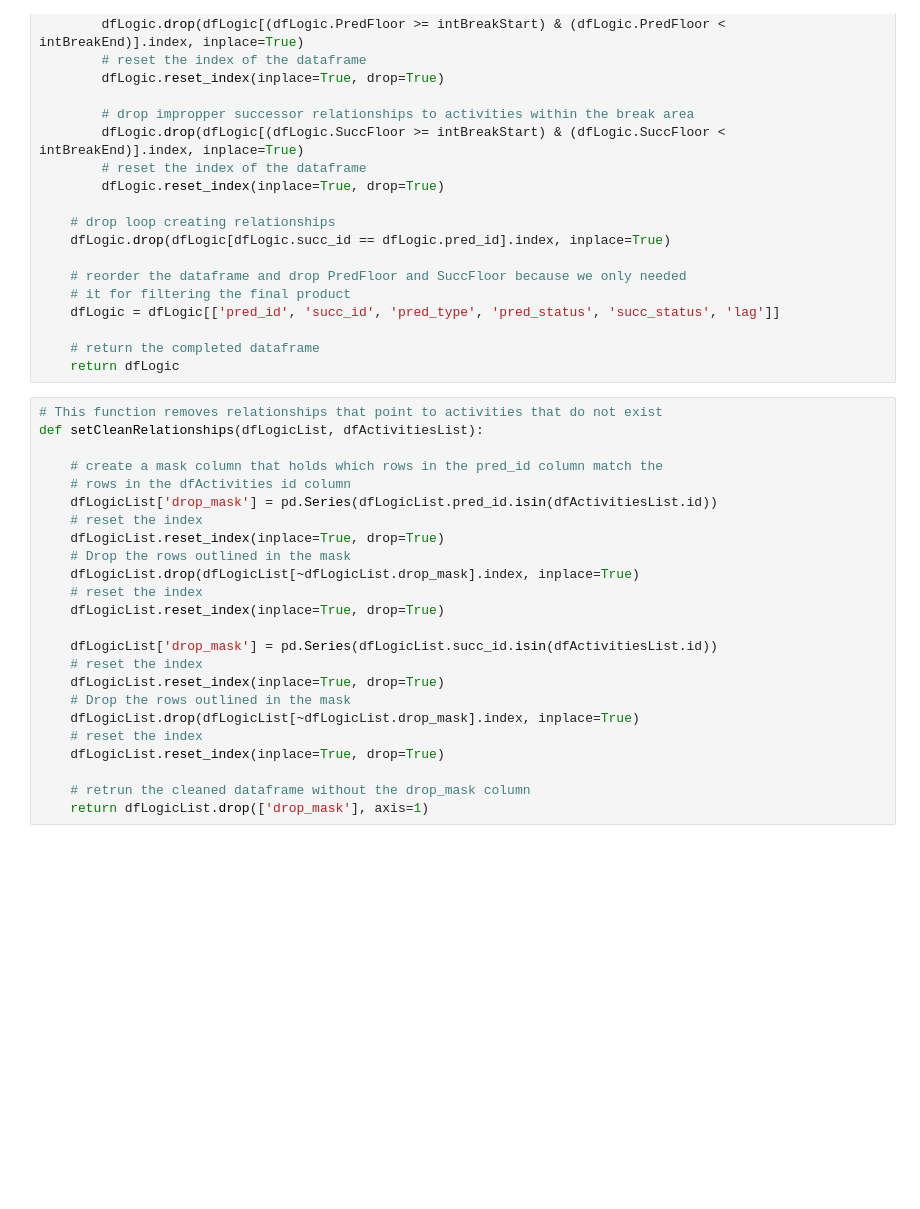
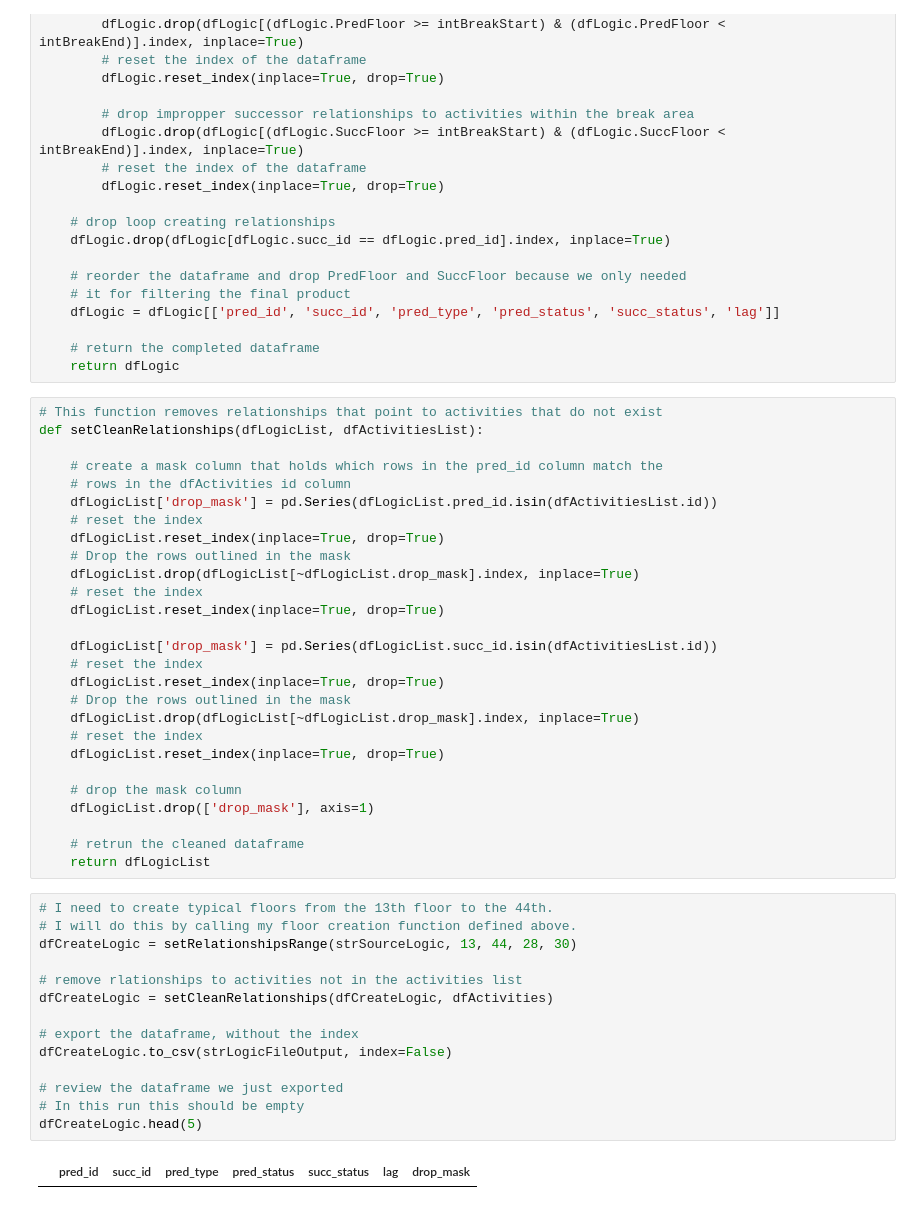
Before and after one commit to SpencerGallardo/IS-362, a Jupyter notebook: Scheduler/Schedule Exporter.ipynb, the cells around one changed output. Cells and saved outputs as stored; diff of their text form; blank space fills up the shorter version.

```diff
--- a/Scheduler/Schedule Exporter.ipynb
+++ b/Scheduler/Schedule Exporter.ipynb
@@ -330,5 +328,24 @@ def setCleanRelationships(dfLogicList, dfActivitiesList):
     # reset the index
     dfLogicList.reset_index(inplace=True, drop=True)
 
-    # retrun the cleaned dataframe without the drop_mask column
-    return dfLogicList.drop(['drop_mask'], axis=1)
+    # drop the mask column
+    dfLogicList.drop(['drop_mask'], axis=1)
+
+    # retrun the cleaned dataframe
+    return dfLogicList
+# %%
+# I need to create typical floors from the 13th floor to the 44th.
+# I will do this by calling my floor creation function defined above.
+dfCreateLogic = setRelationshipsRange(strSourceLogic, 13, 44, 28, 30)
+
+# remove rlationships to activities not in the activities list
+dfCreateLogic = setCleanRelationships(dfCreateLogic, dfActivities)
+
+# export the dataframe, without the index
+dfCreateLogic.to_csv(strLogicFileOutput, index=False)
+
+# review the dataframe we just exported
+# In this run this should be empty
+dfCreateLogic.head(5)
+# %% [output]
+|  | pred_id | succ_id | pred_type | pred_status | succ_status | lag | drop_mask |
```
Also changed, not shown: parts of 4 cells of this notebook, 1 other file.
